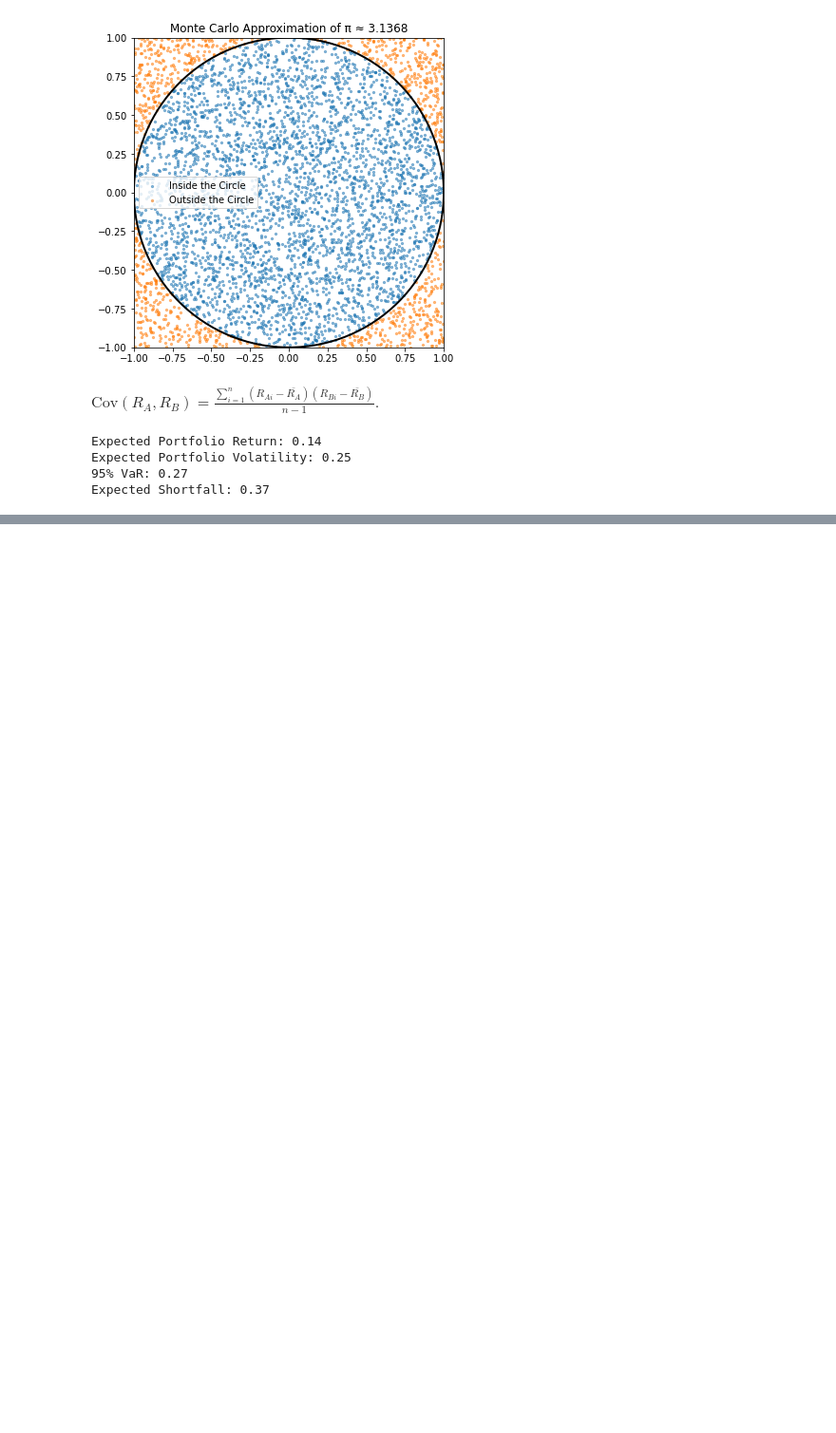
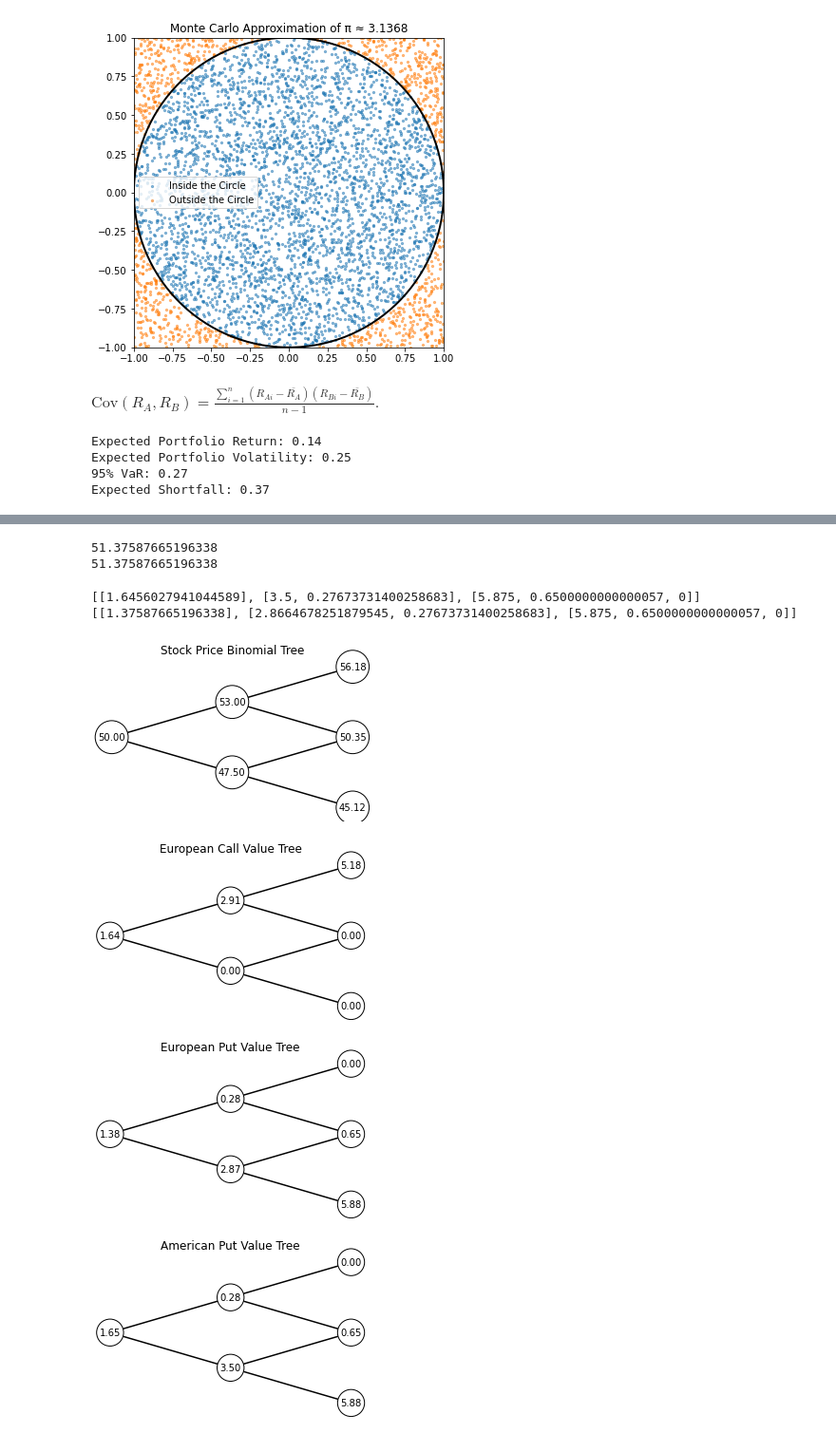
Before and after one commit to Tony-578378/Practical-Tasks, a Jupyter notebook: Quantitative_Finance.ipynb, the cells around one changed output, grey strips where cells are left out. Shown at 95% size. Saved outputs shown, nothing was run; the diff lists cells and outputs as text; code cells hidden in the pictures; blank space fills up the shorter version.

```diff
--- a/Quantitative_Finance.ipynb
+++ b/Quantitative_Finance.ipynb
@@ -107,0 +180,68 @@ Expected Shortfall: 0.37
+# %%
+#2.2.2
+# Check put-call parity
+C = call_tree[0][0]
+P = put_tree[0][0]
+T = 0.5
+
+LHS = C + K * math.exp(-r * T)
+RHS = P + S0
+
+print(LHS)
+print(RHS)#The put-call parity holds.
+# %% [output]
+51.37587665196338
+51.37587665196338
+# %%
+#2.2.3
+# American put tree
+american_put_tree = [None] * (N + 1)
+american_put_tree[-1] = [max(K - S, 0) for S in stock[-1]] #one choice equals European put
+
+for i in range(N - 1, -1, -1):
+    values = []
+    for j in range(i + 1):
+        continuation = disc * (
+            p * american_put_tree[i+1][j+1]
+            + (1-p) * american_put_tree[i+1][j]
+        )
+        exercise = max(K - stock[i][j], 0)
+        values.append(max(continuation, exercise))
+    american_put_tree[i] = values
+
+print(american_put_tree)
+print(put_tree)#It would be optimal to exercise it early at the down node after 3 months.
+# %% [output]
+[[1.6456027941044589], [3.5, 0.27673731400258683], [5.875, 0.6500000000000057, 0]]
+[[1.37587665196338], [2.8664678251879545, 0.27673731400258683], [5.875, 0.6500000000000057, 0]]
+# %%
+# Draw the trees
+def draw_tree(tree, title):
+    fig, ax = plt.subplots(figsize=(5, 3))
+
+    for i, level in enumerate(tree):
+        y_positions = np.linspace(-i, i, len(level))
+
+        for j, value in enumerate(level):
+            ax.text(i, y_positions[j], f"{value:.2f}",
+                    ha="center", va="center",
+                    bbox=dict(boxstyle="circle", facecolor="white"))
+
+            if i < len(tree) - 1:
+                next_y = np.linspace(-(i+1), i+1, len(tree[i+1]))
+                ax.plot([i, i+1], [y_positions[j], next_y[j]], "k-")
+                ax.plot([i, i+1], [y_positions[j], next_y[j+1]], "k-")
+
+    ax.set_title(title)
+    ax.axis("off")
+    plt.show()
+
+draw_tree(stock, "Stock Price Binomial Tree")
+draw_tree(call_tree, "European Call Value Tree")
+draw_tree(put_tree, "European Put Value Tree")
+draw_tree(american_put_tree, "American Put Value Tree")
+# %% [output]
+[figure, added]
+[figure, added]
+[figure, added]
+[figure, added]
```
Also changed, not shown: parts of 6 cells of this notebook.
